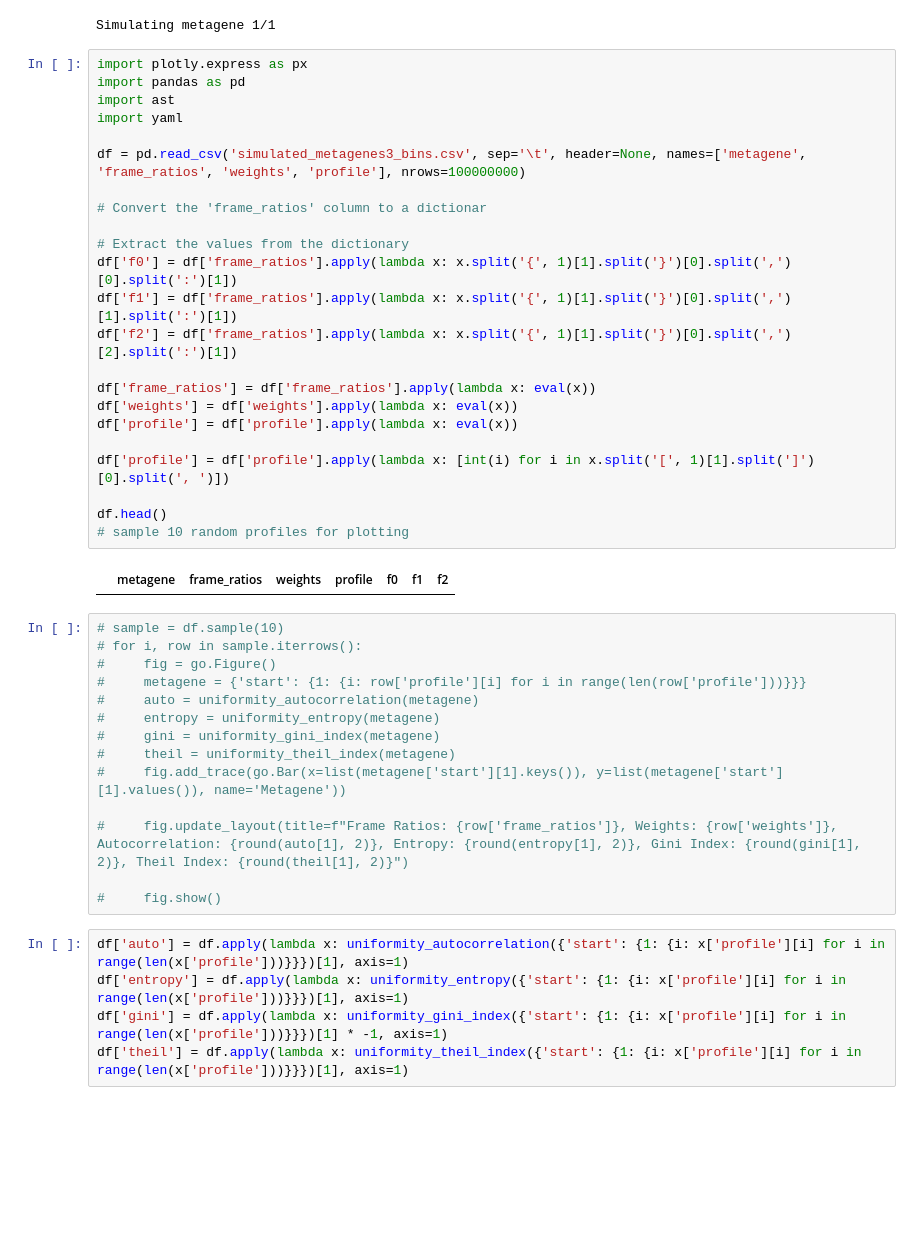
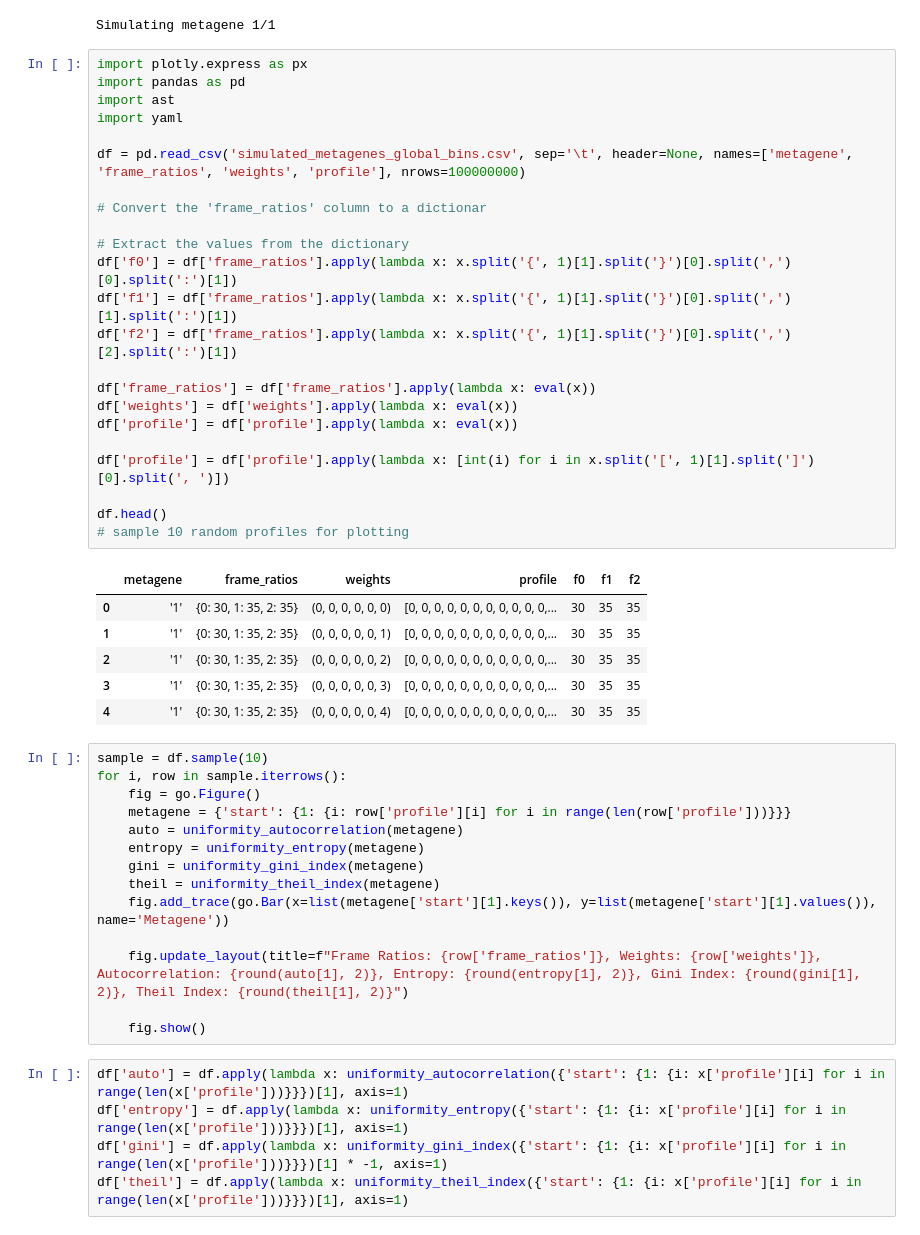
Before and after one commit to JackCurragh/Metric-Analysis, a Jupyter notebook: uniformity.ipynb, the cells around one changed output. Cells and saved outputs as stored; diff of their text form; blank space fills up the shorter version.

```diff
--- a/uniformity.ipynb
+++ b/uniformity.ipynb
@@ -146,42 +146,47 @@ Simulating metagene 1/1
 # %%
 import plotly.express as px
 import pandas as pd
 import ast
 import yaml
 
-df = pd.read_csv('simulated_metagenes3_bins.csv', sep='\t', header=None, names=['metagene', 'frame_ratios', 'weights', 'profile'], nrows=100000000)
+df = pd.read_csv('simulated_metagenes_global_bins.csv', sep='\t', header=None, names=['metagene', 'frame_ratios', 'weights', 'profile'], nrows=100000000)
 
 # Convert the 'frame_ratios' column to a dictionar
 
 # Extract the values from the dictionary
 df['f0'] = df['frame_ratios'].apply(lambda x: x.split('{', 1)[1].split('}')[0].split(',')[0].split(':')[1])
 df['f1'] = df['frame_ratios'].apply(lambda x: x.split('{', 1)[1].split('}')[0].split(',')[1].split(':')[1])
 df['f2'] = df['frame_ratios'].apply(lambda x: x.split('{', 1)[1].split('}')[0].split(',')[2].split(':')[1])
 
 df['frame_ratios'] = df['frame_ratios'].apply(lambda x: eval(x))
 df['weights'] = df['weights'].apply(lambda x: eval(x))
 df['profile'] = df['profile'].apply(lambda x: eval(x))
 
 df['profile'] = df['profile'].apply(lambda x: [int(i) for i in x.split('[', 1)[1].split(']')[0].split(', ')])
 
 df.head()
 # sample 10 random profiles for plotting
 # %% [output]
 |  | metagene | frame_ratios | weights | profile | f0 | f1 | f2 |
+| 0 | '1' | {0: 30, 1: 35, 2: 35} | (0, 0, 0, 0, 0, 0) | [0, 0, 0, 0, 0, 0, 0, 0, 0, 0, 0,... | 30 | 35 | 35 |
+| 1 | '1' | {0: 30, 1: 35, 2: 35} | (0, 0, 0, 0, 0, 1) | [0, 0, 0, 0, 0, 0, 0, 0, 0, 0, 0,... | 30 | 35 | 35 |
+| 2 | '1' | {0: 30, 1: 35, 2: 35} | (0, 0, 0, 0, 0, 2) | [0, 0, 0, 0, 0, 0, 0, 0, 0, 0, 0,... | 30 | 35 | 35 |
+| 3 | '1' | {0: 30, 1: 35, 2: 35} | (0, 0, 0, 0, 0, 3) | [0, 0, 0, 0, 0, 0, 0, 0, 0, 0, 0,... | 30 | 35 | 35 |
+| 4 | '1' | {0: 30, 1: 35, 2: 35} | (0, 0, 0, 0, 0, 4) | [0, 0, 0, 0, 0, 0, 0, 0, 0, 0, 0,... | 30 | 35 | 35 |
 # %%
-# sample = df.sample(10)
-# for i, row in sample.iterrows():
-#     fig = go.Figure()
-#     metagene = {'start': {1: {i: row['profile'][i] for i in range(len(row['profile']))}}}
-#     auto = uniformity_autocorrelation(metagene)
-#     entropy = uniformity_entropy(metagene)
-#     gini = uniformity_gini_index(metagene)
-#     theil = uniformity_theil_index(metagene)
-#     fig.add_trace(go.Bar(x=list(metagene['start'][1].keys()), y=list(metagene['start'][1].values()), name='Metagene'))
+sample = df.sample(10)
+for i, row in sample.iterrows():
+    fig = go.Figure()
+    metagene = {'start': {1: {i: row['profile'][i] for i in range(len(row['profile']))}}}
+    auto = uniformity_autocorrelation(metagene)
+    entropy = uniformity_entropy(metagene)
+    gini = uniformity_gini_index(metagene)
+    theil = uniformity_theil_index(metagene)
+    fig.add_trace(go.Bar(x=list(metagene['start'][1].keys()), y=list(metagene['start'][1].values()), name='Metagene'))
 
-#     fig.update_layout(title=f"Frame Ratios: {row['frame_ratios']}, Weights: {row['weights']}, Autocorrelation: {round(auto[1], 2)}, Entropy: {round(entropy[1], 2)}, Gini Index: {round(gini[1], 2)}, Theil Index: {round(theil[1], 2)}")
+    fig.update_layout(title=f"Frame Ratios: {row['frame_ratios']}, Weights: {row['weights']}, Autocorrelation: {round(auto[1], 2)}, Entropy: {round(entropy[1], 2)}, Gini Index: {round(gini[1], 2)}, Theil Index: {round(theil[1], 2)}")
 
-#     fig.show()
+    fig.show()
 # %%
 df['auto'] = df.apply(lambda x: uniformity_autocorrelation({'start': {1: {i: x['profile'][i] for i in range(len(x['profile']))}}})[1], axis=1)
 df['entropy'] = df.apply(lambda x: uniformity_entropy({'start': {1: {i: x['profile'][i] for i in range(len(x['profile']))}}})[1], axis=1)
```
Also changed, not shown: parts of 6 cells of this notebook, 4 other files.
